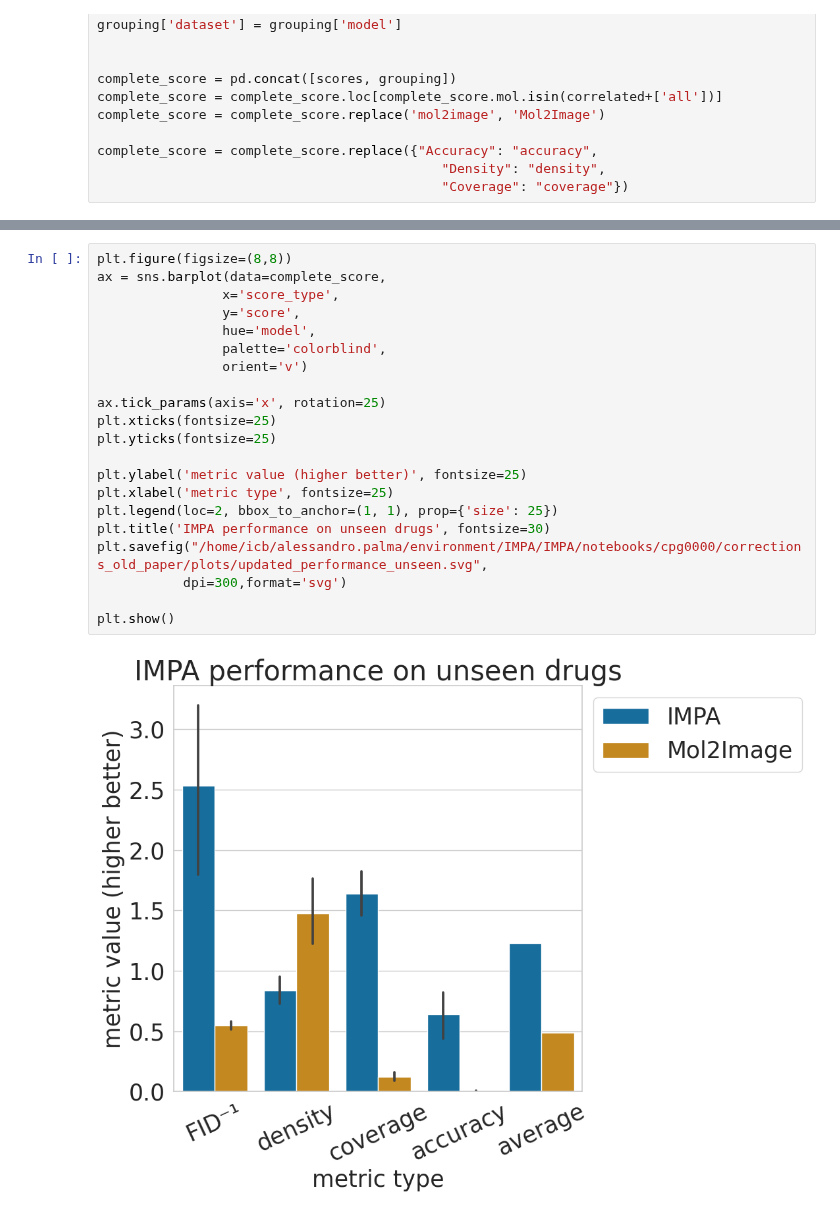
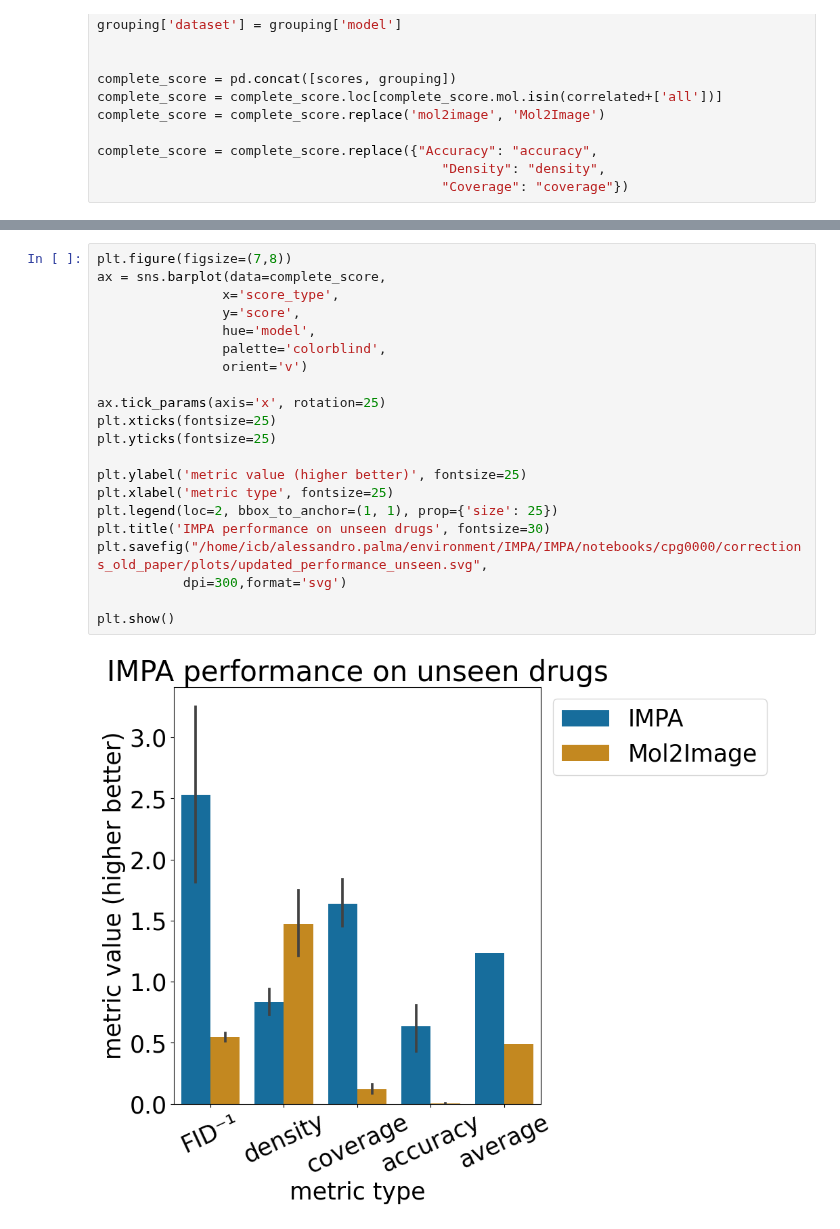
Before and after one commit to theislab/IMPA, a Jupyter notebook: notebooks/cpg0000/corrections_old_paper/unseen_drug_experiments.ipynb, the cells around one changed output, grey strips where cells are left out. Cells and saved outputs as stored; diff of their text form.

```diff
--- a/notebooks/cpg0000/corrections_old_paper/unseen_drug_experiments.ipynb
+++ b/notebooks/cpg0000/corrections_old_paper/unseen_drug_experiments.ipynb
@@ -420,23 +418,23 @@ complete_score
 # %%
-plt.figure(figsize=(8,8))
+plt.figure(figsize=(7,8))
 ax = sns.barplot(data=complete_score,
                 x='score_type',
                 y='score',
                 hue='model',
                 palette='colorblind',
                 orient='v')
 
 ax.tick_params(axis='x', rotation=25)
 plt.xticks(fontsize=25)
 plt.yticks(fontsize=25)
 
 plt.ylabel('metric value (higher better)', fontsize=25)
 plt.xlabel('metric type', fontsize=25)
 plt.legend(loc=2, bbox_to_anchor=(1, 1), prop={'size': 25})
 plt.title('IMPA performance on unseen drugs', fontsize=30)
 plt.savefig("/home/icb/alessandro.palma/environment/IMPA/IMPA/notebooks/cpg0000/corrections_old_paper/plots/updated_performance_unseen.svg",
            dpi=300,format='svg')
 
 plt.show()
 # %% [output]
-[figure, old version]
+[figure, new version]
```
Also changed, not shown: parts of 10 cells of this notebook, 6 other files.
